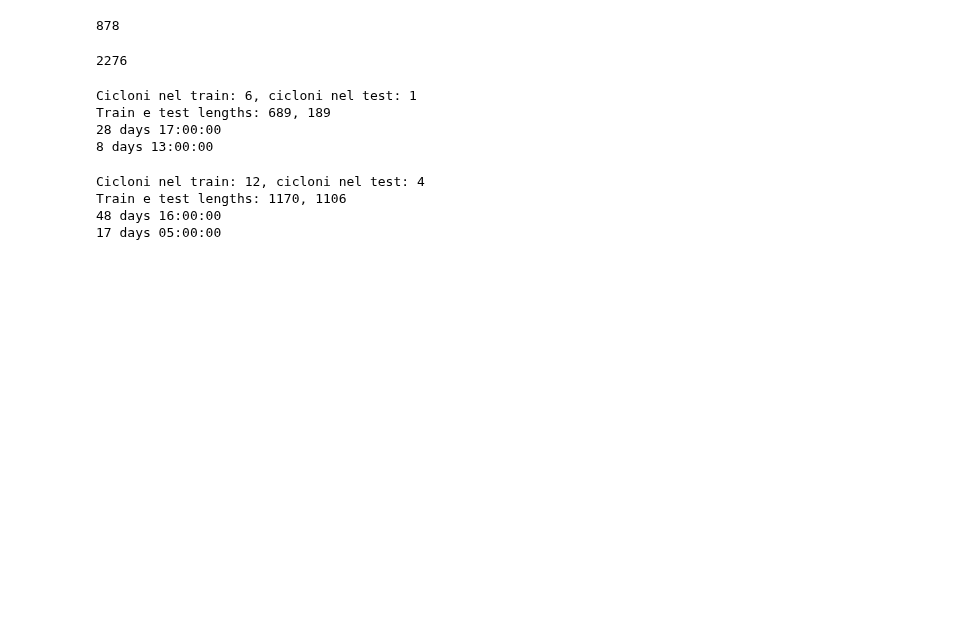
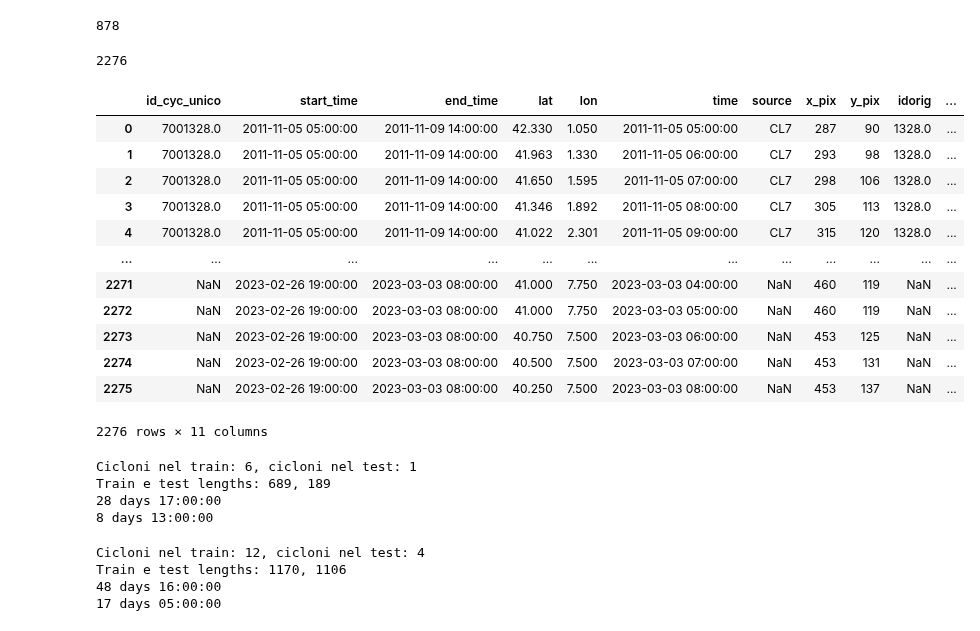
Before and after one commit to dandarm/VideoMAEv2, a Jupyter notebook: Experiment_dataset.ipynb, the cells around one changed output. Saved outputs shown, nothing was run; the diff lists cells and outputs as text; code cells hidden in the pictures; blank space fills up the shorter version.

```diff
--- a/Experiment_dataset.ipynb
+++ b/Experiment_dataset.ipynb
@@ -234,6 +234,22 @@ more_medicanes = pd.read_csv("more_medicanes.csv", parse_dates=['time', 'start_t
 more_medicanes.shape[0]
 # %% [output]
 2276
+# %%
+more_medicanes
+# %% [output]
+|  | id_cyc_unico | start_time | end_time | lat | lon | time | source | x_pix | y_pix | idorig | ... |
+| 0 | 7001328.0 | 2011-11-05 05:00:00 | 2011-11-09 14:00:00 | 42.330 | 1.050 | 2011-11-05 05:00:00 | CL7 | 287 | 90 | 1328.0 | ... |
+| 1 | 7001328.0 | 2011-11-05 05:00:00 | 2011-11-09 14:00:00 | 41.963 | 1.330 | 2011-11-05 06:00:00 | CL7 | 293 | 98 | 1328.0 | ... |
+| 2 | 7001328.0 | 2011-11-05 05:00:00 | 2011-11-09 14:00:00 | 41.650 | 1.595 | 2011-11-05 07:00:00 | CL7 | 298 | 106 | 1328.0 | ... |
+| 3 | 7001328.0 | 2011-11-05 05:00:00 | 2011-11-09 14:00:00 | 41.346 | 1.892 | 2011-11-05 08:00:00 | CL7 | 305 | 113 | 1328.0 | ... |
+| 4 | 7001328.0 | 2011-11-05 05:00:00 | 2011-11-09 14:00:00 | 41.022 | 2.301 | 2011-11-05 09:00:00 | CL7 | 315 | 120 | 1328.0 | ... |
+| ... | ... | ... | ... | ... | ... | ... | ... | ... | ... | ... | ... |
+| 2271 | NaN | 2023-02-26 19:00:00 | 2023-03-03 08:00:00 | 41.000 | 7.750 | 2023-03-03 04:00:00 | NaN | 460 | 119 | NaN | ... |
+| 2272 | NaN | 2023-02-26 19:00:00 | 2023-03-03 08:00:00 | 41.000 | 7.750 | 2023-03-03 05:00:00 | NaN | 460 | 119 | NaN | ... |
+| 2273 | NaN | 2023-02-26 19:00:00 | 2023-03-03 08:00:00 | 40.750 | 7.500 | 2023-03-03 06:00:00 | NaN | 453 | 125 | NaN | ... |
+| 2274 | NaN | 2023-02-26 19:00:00 | 2023-03-03 08:00:00 | 40.500 | 7.500 | 2023-03-03 07:00:00 | NaN | 453 | 131 | NaN | ... |
+| 2275 | NaN | 2023-02-26 19:00:00 | 2023-03-03 08:00:00 | 40.250 | 7.500 | 2023-03-03 08:00:00 | NaN | 453 | 137 | NaN | ... |
+2276 rows × 11 columns
 # %%
 # divido le track di Manos in train e test
 cicloni_unici_train, cicloni_unici_test = train_test_cyclones_num_split(tracks_df_medicanes, train_p=0.9)
```
Also changed, not shown: 1 other file.
